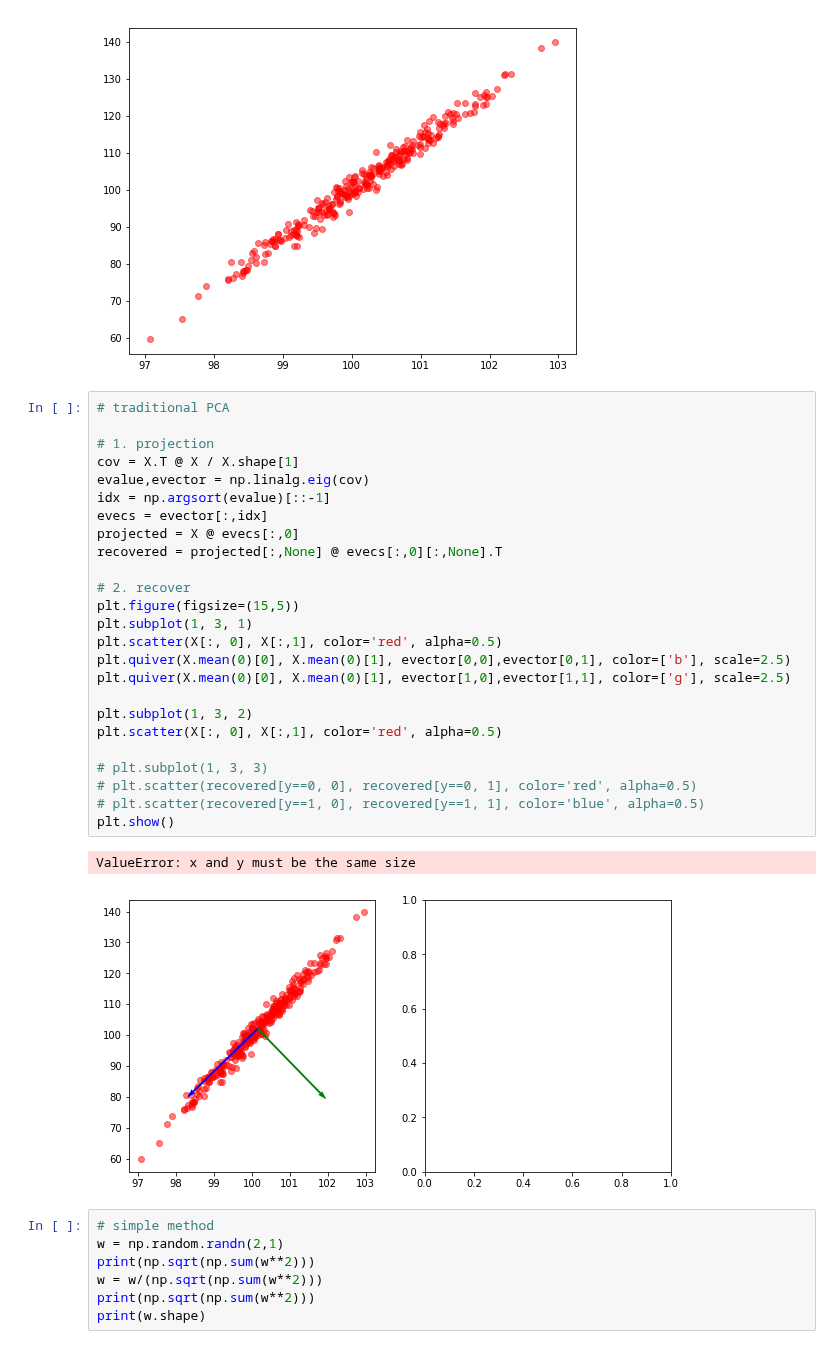
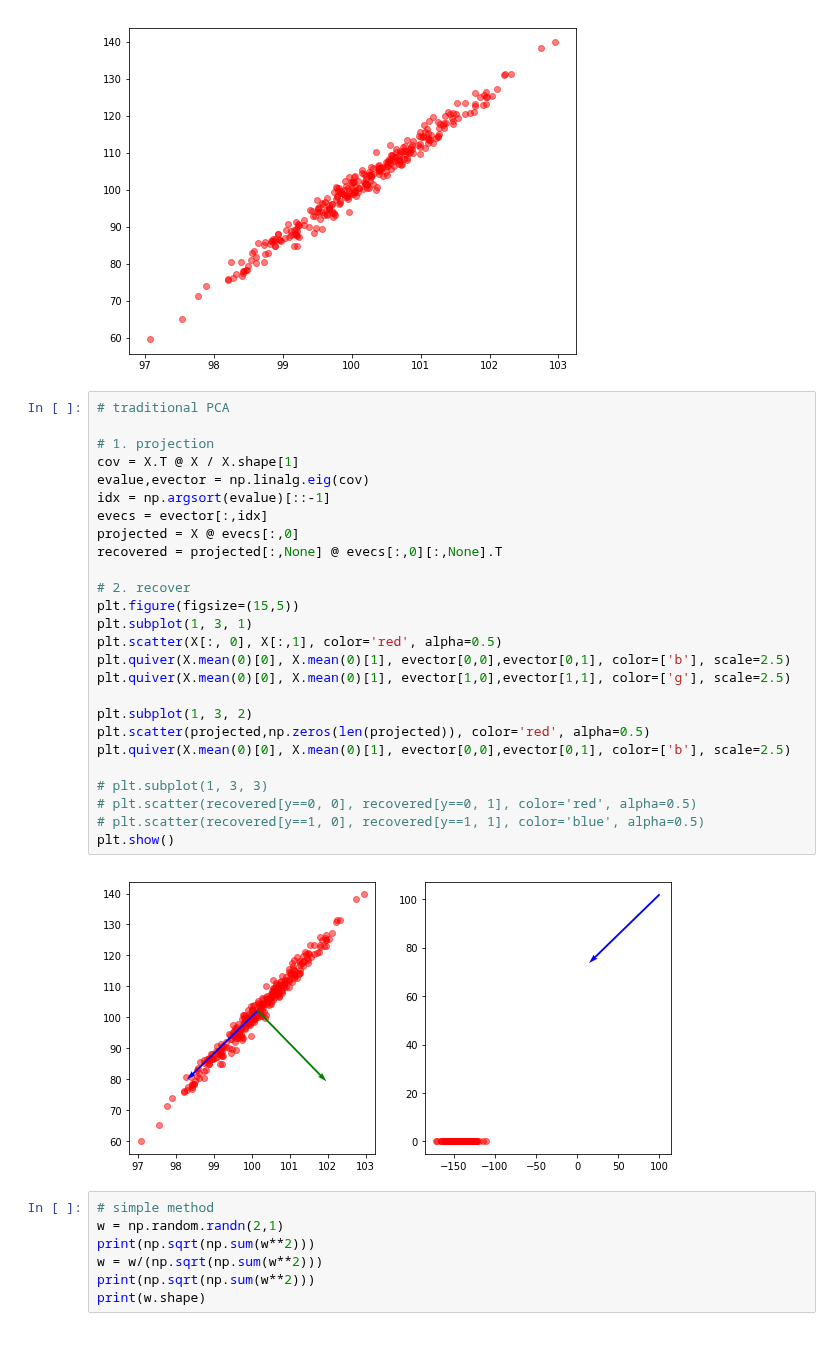
Before and after one commit to JaeDukSeo/Daily-Neural-Network-Practice-3, a Jupyter notebook: sandbox full of trash/Linear Algebra/start and explore.ipynb, the cells around one changed output. Saved outputs shown, nothing was run; the diff lists cells and outputs as text.

```diff
--- a/sandbox full of trash/Linear Algebra/start and explore.ipynb
+++ b/sandbox full of trash/Linear Algebra/start and explore.ipynb
@@ -18,31 +18,31 @@ plt.show()
 # %%
 # traditional PCA
 
 # 1. projection
 cov = X.T @ X / X.shape[1]
 evalue,evector = np.linalg.eig(cov)
 idx = np.argsort(evalue)[::-1]
 evecs = evector[:,idx]
 projected = X @ evecs[:,0]
 recovered = projected[:,None] @ evecs[:,0][:,None].T
 
 # 2. recover
 plt.figure(figsize=(15,5))
 plt.subplot(1, 3, 1)
 plt.scatter(X[:, 0], X[:,1], color='red', alpha=0.5)
 plt.quiver(X.mean(0)[0], X.mean(0)[1], evector[0,0],evector[0,1], color=['b'], scale=2.5)
 plt.quiver(X.mean(0)[0], X.mean(0)[1], evector[1,0],evector[1,1], color=['g'], scale=2.5)
 
 plt.subplot(1, 3, 2)
-plt.scatter(X[:, 0], X[:,1], color='red', alpha=0.5)
+plt.scatter(projected,np.zeros(len(projected)), color='red', alpha=0.5)
+plt.quiver(X.mean(0)[0], X.mean(0)[1], evector[0,0],evector[0,1], color=['b'], scale=2.5)
 
 # plt.subplot(1, 3, 3)
 # plt.scatter(recovered[y==0, 0], recovered[y==0, 1], color='red', alpha=0.5)
 # plt.scatter(recovered[y==1, 0], recovered[y==1, 1], color='blue', alpha=0.5)
 plt.show()
 # %% [output]
-ValueError: x and y must be the same size
-[figure, old version]
+[figure, new version]
 # %%
 # simple method
 w = np.random.randn(2,1)
```
